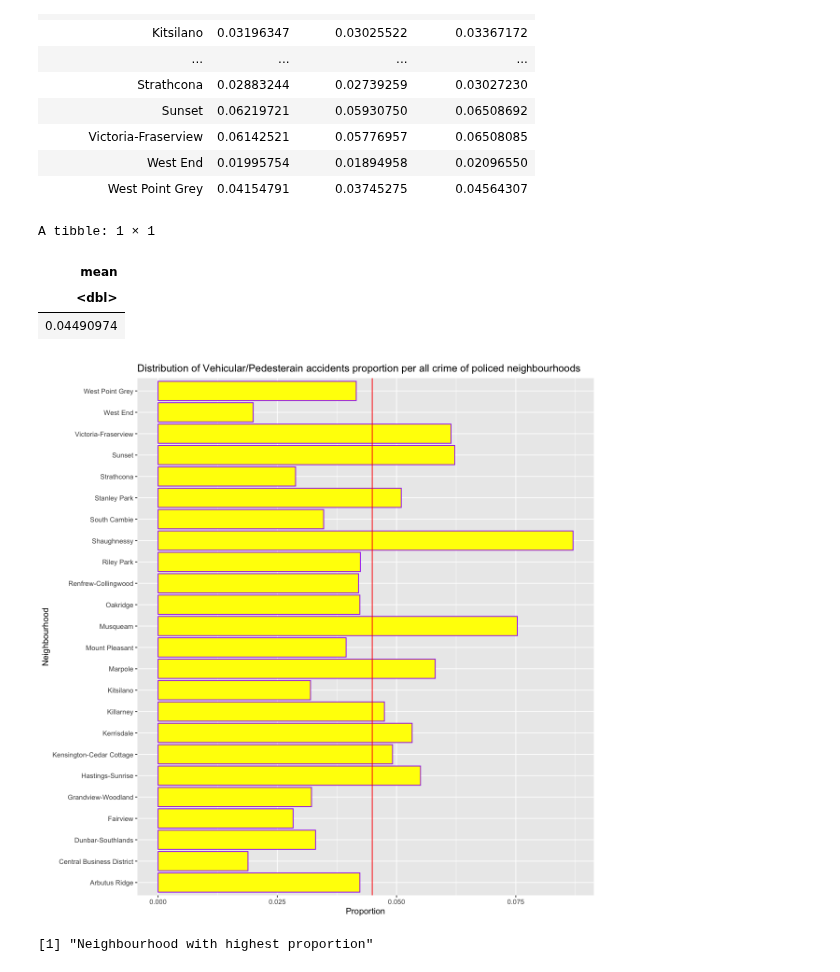
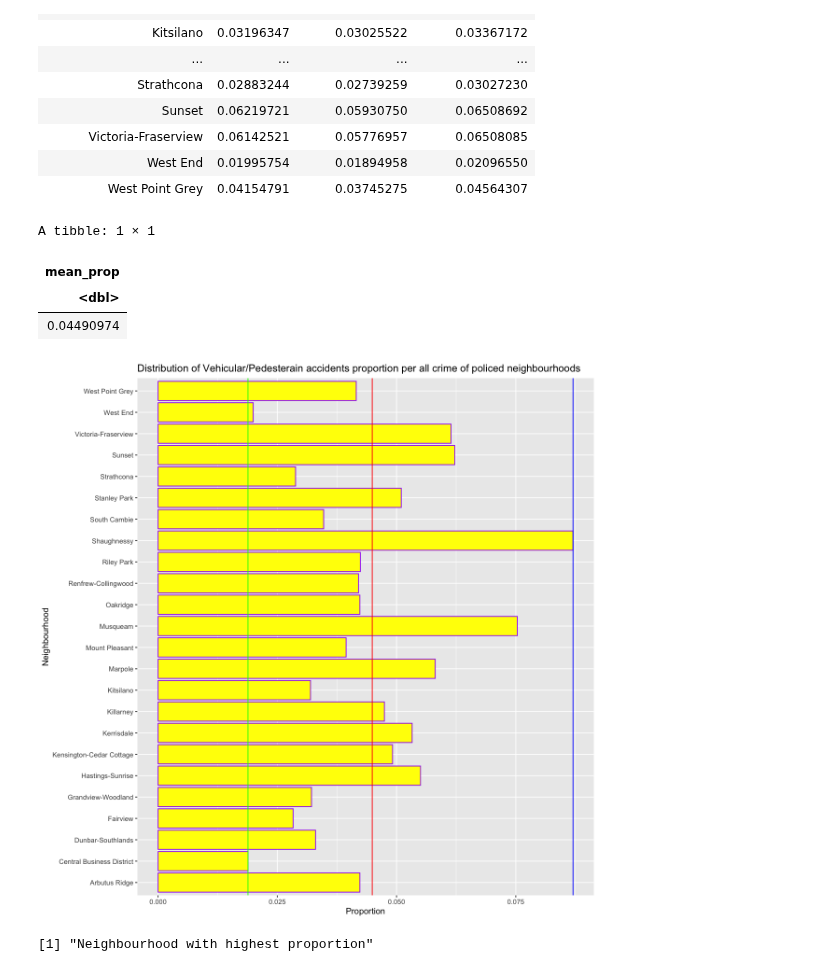
Before and after one commit to pbrar17/VPD-Crime-Analysis, a Jupyter notebook: 14.ipynb, the cells around one changed output. Saved outputs shown, nothing was run; the diff lists cells and outputs as text; code cells hidden in the pictures.

```diff
--- a/14.ipynb
+++ b/14.ipynb
@@ -210,26 +210,34 @@ A tibble: 24 × 4
 | West Point Grey | 0.04154791 | 0.03745275 | 0.04564307 |
 # %%
 mean_prop = endpoints %>%
-    summarize(mean = mean(prop))
+    summarize(mean_prop = mean(prop))
 mean_prop
+
+min_prop = endpoints %>%
+    summarize(min_prop = min(prop))
+max_prop = endpoints %>%
+    summarize(max_prop = max(prop))
 options(repr.plot.width = 10, repr.plot.height = 10)
 graph <- endpoints %>%
     ggplot(aes(x = NEIGHBOURHOOD, y = prop))+
     geom_bar(stat = "identity", colour = "purple", fill = "yellow")+
     xlab("Neighbourhood") +
     ylab("Proportion") +
     ggtitle("Distribution of Vehicular/Pedesterain accidents proportion per all crime of policed neighbourhoods") +
     coord_flip() +
-    geom_hline(yintercept=mean_prop$mean, linetype = "solid", colour = "red")
+    geom_hline(yintercept=mean_prop$mean_prop, linetype = "solid", colour = "red") +
+    geom_hline(yintercept=min_prop$min_prop, linetype = "solid", colour = "green")+
+    geom_hline(yintercept=max_prop$max_prop, linetype = "solid", colour = "blue")
 graph
 #As you can see, while the mean of all the proportions is 0l04490974, and while most neighbourhoods are close to it, there are a
 #few outliers, and the cause of these has to be determined so we can help make it more even across all neighbourhoods in Vancouver.
+#The mean is represented by the red line, while the green represents the lowest proportion and the blue line the highest.
 # %% [output]
 A tibble: 1 × 1
-| mean |
+| mean_prop |
 | <dbl> |
 | 0.04490974 |
-[figure, old version]
+[figure, new version]
 # %%
 print("Neighbourhood with highest proportion")
 slice_max(endpoints, prop)
```
Also changed, not shown: parts of 1 cell of this notebook.
